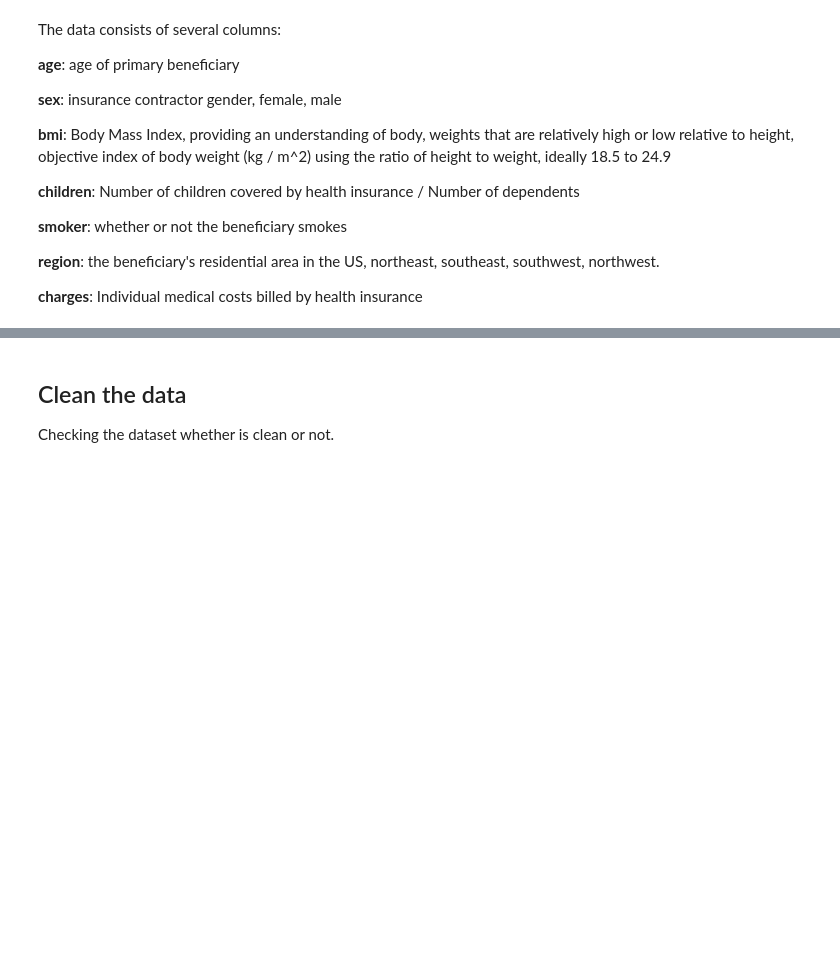
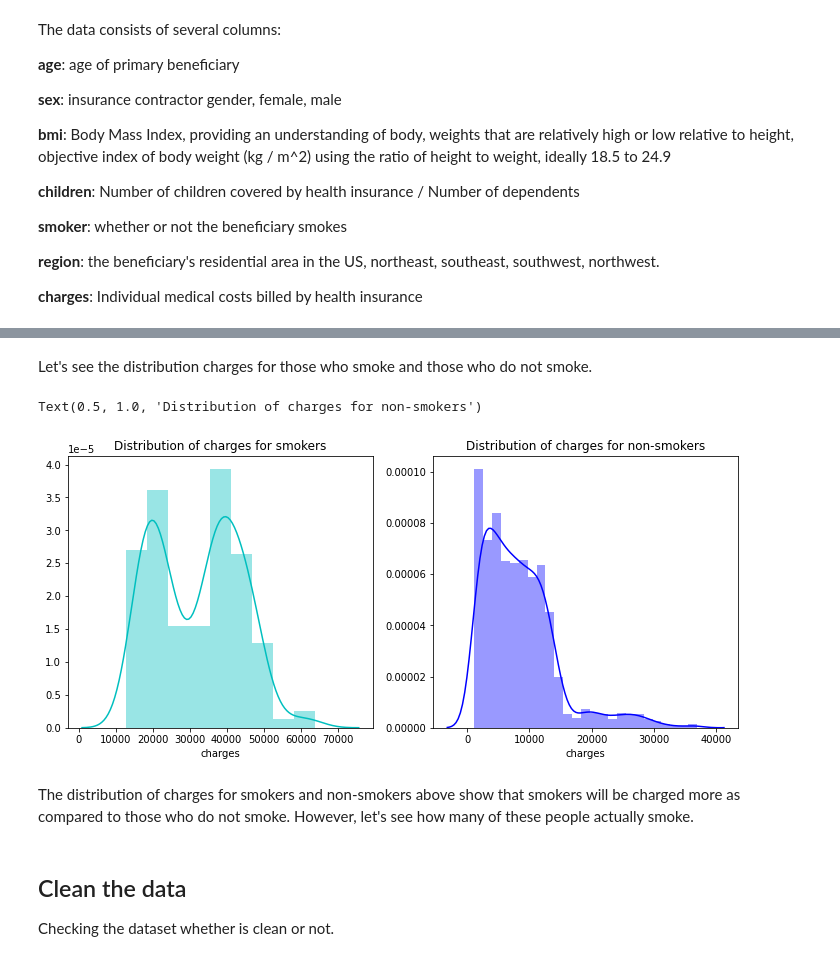
Before and after one commit to LugoBlogger/MLCC-Assignment-05, a Jupyter notebook: medical_cost_forecast.ipynb, the cells around one changed output, grey strips where cells are left out. Drawn from its saved outputs; the diff is of its cells as text; code cells hidden in the pictures; blank space fills up the shorter version.

```diff
--- a/medical_cost_forecast.ipynb
+++ b/medical_cost_forecast.ipynb
@@ -78,3 +133,20 @@ The data consists of several columns:
+# %% [markdown]
+Let's see the distribution charges for those who smoke and those who do not smoke.
+# %%
+f= pl.figure(figsize=(12,5))
+
+ax=f.add_subplot(121)
+sns.distplot(data[(data.smoker == 1)]["charges"],color='c',ax=ax)
+ax.set_title('Distribution of charges for smokers')
+
+ax=f.add_subplot(122)
+sns.distplot(data[(data.smoker == 0)]['charges'],color='b',ax=ax)
+ax.set_title('Distribution of charges for non-smokers')
+# %% [output]
+Text(0.5, 1.0, 'Distribution of charges for non-smokers')
+[figure, added]
+# %% [markdown]
+The distribution of charges for smokers and non-smokers above show that smokers will be charged more as compared to those who do not smoke. However, let's see how many of these people actually smoke.
 # %% [markdown]
 ## Clean the data
 
```
Also changed, not shown: parts of 8 cells of this notebook.
